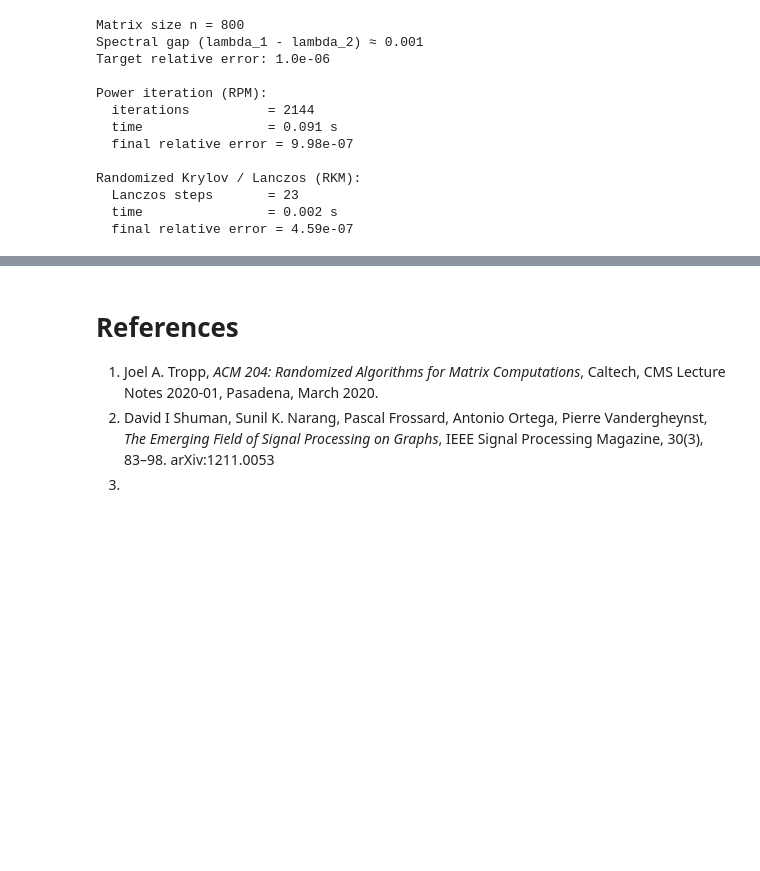
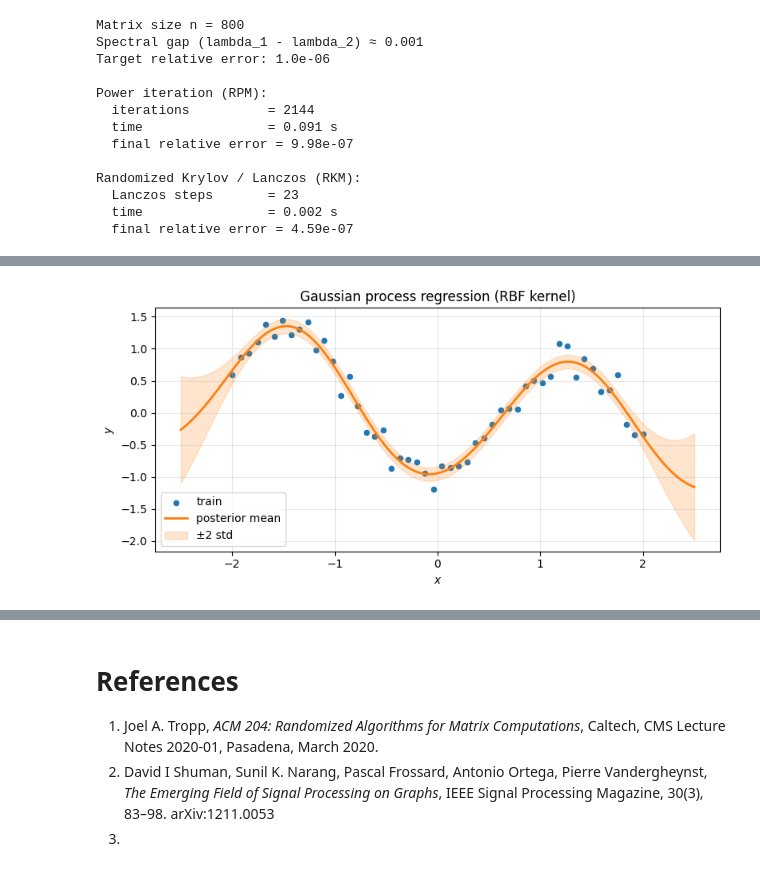
Before and after one commit to NandorKovacs/ETH-Student-Seminar-Randomized-Linear-Algebra-The-Lanczos-Method, a Jupyter notebook: notebook.ipynb, the cells around one changed output, grey strips where cells are left out. Cells and saved outputs as stored; diff of their text form; code cells hidden in the pictures; blank space fills up the shorter version.

```diff
--- a/notebook.ipynb
+++ b/notebook.ipynb
@@ -672,0 +785,89 @@ Utilizing the material of the first lecture,
+# %%
+# Gaussian process regression and bias/variance of log-det estimates
+
+import matplotlib.pyplot as plt
+
+# --- GP regression with RBF kernel ---
+def rbf_cross(X: np.ndarray, Xp: np.ndarray, ell: float = 1.0) -> np.ndarray:
+    """RBF cross-covariance K(X, X'): shape (len(X), len(X'))."""
+    XX = (X**2).sum(axis=1)
+    XXp = (Xp**2).sum(axis=1)
+    return np.exp(-np.maximum(XX[:, None] - 2 * X @ Xp.T + XXp[None, :], 0) / (2 * ell**2))
+
+def gp_posterior(X_train: np.ndarray, y_train: np.ndarray, X_test: np.ndarray,
+                 ell: float = 1.0, sigma2_noise: float = 0.1**2, jitter: float = 1e-8):
+    """GP posterior mean and std at X_test under RBF kernel and Gaussian noise."""
+    K_train = rbf_kernel(X_train, ell=ell, jitter=jitter) + sigma2_noise * np.eye(len(X_train))
+    K_star = rbf_cross(X_test, X_train, ell=ell)
+    K_starstar = rbf_kernel(X_test, ell=ell, jitter=jitter)
+    L = np.linalg.cholesky(K_train)
+    alpha = np.linalg.solve(L.T, np.linalg.solve(L, y_train))
+    mean = K_star @ alpha
+    v = np.linalg.solve(L, K_star.T)
+    cov = K_starstar - v.T @ v
+    cov = np.maximum(cov, 0)
+    std = np.sqrt(np.diag(cov))
+    return mean, std
+
+# Synthetic 1D GP data and fit
+np.random.seed(450)
+n_train = 50
+n_test = 200
+X_train = np.linspace(-2, 2, n_train).reshape(-1, 1)
+X_test = np.linspace(-2.5, 2.5, n_test).reshape(-1, 1)
+ell_true, sigma_true = 0.8, 0.15
+K_train_true = rbf_kernel(X_train, ell=ell_true, jitter=1e-10)
+y_train = np.linalg.cholesky(K_train_true + sigma_true**2 * np.eye(n_train)) @ np.random.randn(n_train)
+
+mu, std = gp_posterior(X_train, y_train, X_test, ell=ell_true, sigma2_noise=sigma_true**2)
+
+fig, ax = plt.subplots(1, 1, figsize=(8, 4))
+ax.scatter(X_train, y_train, color="C0", s=20, label="train")
+ax.plot(X_test, mu, color="C1", lw=2, label="posterior mean")
+ax.fill_between(X_test.ravel(), mu - 2*std, mu + 2*std, color="C1", alpha=0.2, label="±2 std")
+ax.set_xlabel("$x$")
+ax.set_ylabel("$y$")
+ax.set_title("Gaussian process regression (RBF kernel)")
+ax.legend()
+ax.grid(True, alpha=0.3)
+plt.tight_layout()
+plt.show()
+
+# --- Bias and variance of log-det estimator as a function of number of samples ---
+# Fix one kernel; for each s in [s_min, ..., s_max], run estimator n_trials times (fresh seeds).
+n_trials = 100
+sample_counts = [5, 10, 15, 20, 30, 50, 75, 100, 150, 200]
+logdet_true = np.linalg.slogdet(K_small)[1]
+
+bias_list, variance_list, mean_estimates = [], [], []
+for s in sample_counts:
+    estimates_s = []
+    for trial in range(n_trials):
+        est = estimate_logdet_lanczos(K_small, n_samples=s, k_lanczos=30, seed=1000 * s + trial)
+        estimates_s.append(est)
+    estimates_s = np.array(estimates_s)
+    bias_list.append(np.mean(estimates_s) - logdet_true)
+    variance_list.append(np.var(estimates_s))
+    mean_estimates.append(np.mean(estimates_s))
+
+fig2, (ax1, ax2) = plt.subplots(1, 2, figsize=(10, 4))
+ax1.plot(sample_counts, bias_list, "o-", color="C0")
+ax1.axhline(0, color="gray", ls="--")
+ax1.set_xlabel("Number of samples $s$")
+ax1.set_ylabel("Bias (mean estimate $-$ true log det)")
+ax1.set_title("Bias of log-det estimate vs $s$")
+ax1.grid(True, alpha=0.3)
+
+ax2.plot(sample_counts, variance_list, "s-", color="C1")
+ax2.set_xlabel("Number of samples $s$")
+ax2.set_ylabel("Variance of estimate")
+ax2.set_title("Variance of log-det estimate vs $s$")
+ax2.grid(True, alpha=0.3)
+plt.tight_layout()
+plt.show()
+
+print("Bias and variance summary (true log det = {:.4f}):".format(logdet_true))
+for s, b, v in zip(sample_counts, bias_list, variance_list):
+    print(f"  s = {s:3d}:  bias = {b:+.4f},  variance = {v:.4f}")
+# %% [output]
+[figure, added]
```
Also changed, not shown: parts of 16 cells of this notebook.
